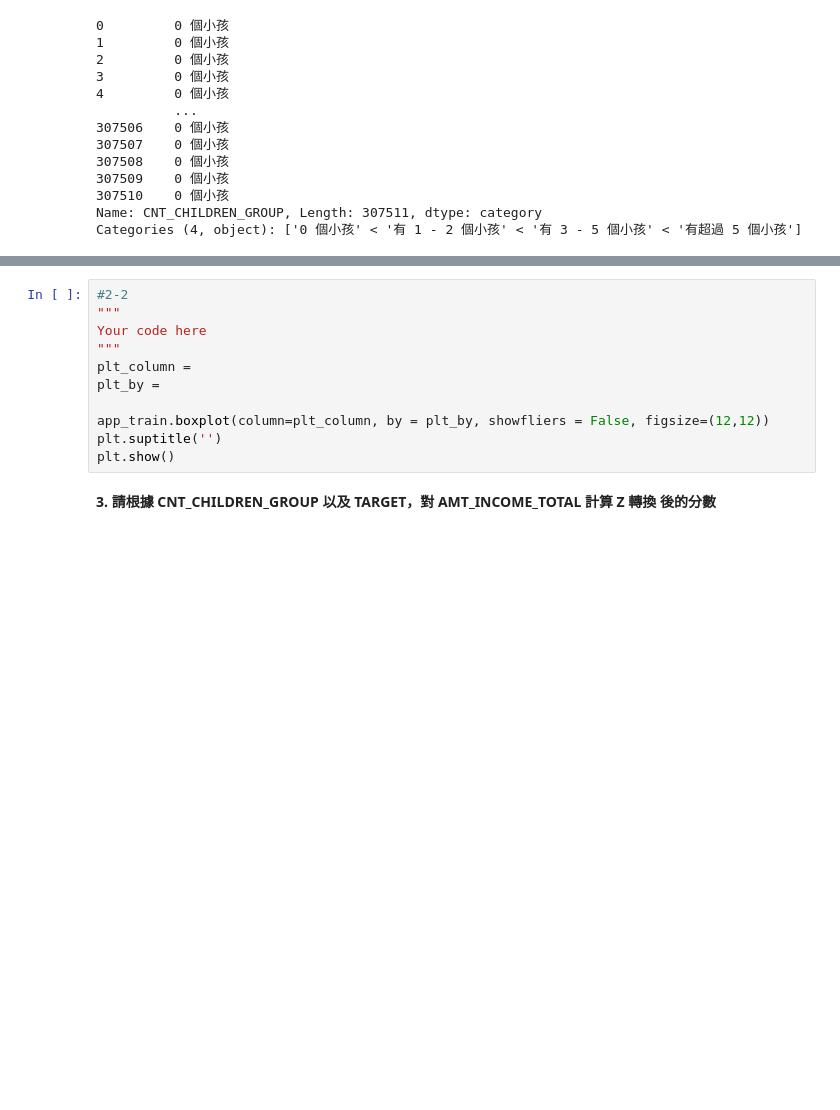
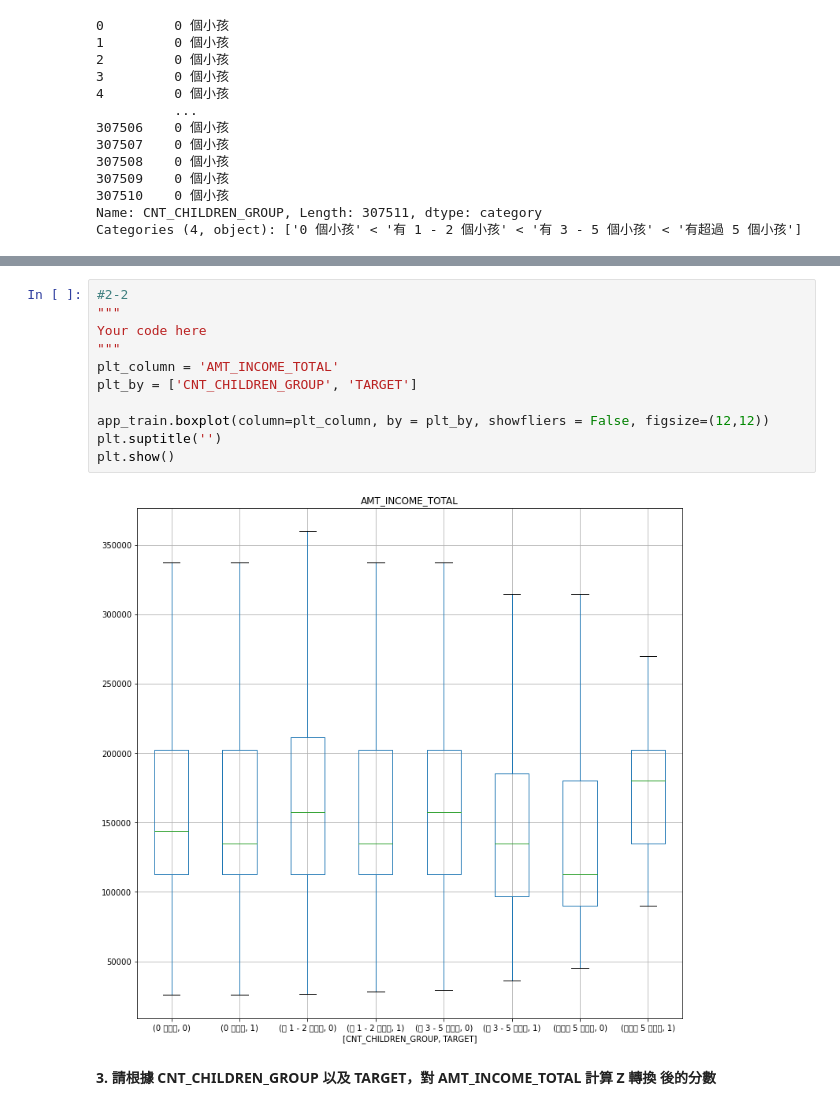
Before and after one commit to sourchen/ML100Days, a Jupyter notebook: Day13.ipynb, the cells around one changed output, grey strips where cells are left out. Drawn from its saved outputs; the diff is of its cells as text; blank space fills up the shorter version.

```diff
--- a/Day13.ipynb
+++ b/Day13.ipynb
@@ -109,14 +120,16 @@ grouped_df.mean()
 # %%
 #2-2
 """
 Your code here
 """
-plt_column =
-plt_by =
+plt_column = 'AMT_INCOME_TOTAL'
+plt_by = ['CNT_CHILDREN_GROUP', 'TARGET']
 
 app_train.boxplot(column=plt_column, by = plt_by, showfliers = False, figsize=(12,12))
 plt.suptitle('')
 plt.show()
+# %% [output]
+[figure, added]
 # %% [markdown]
 **3. 請根據 CNT_CHILDREN_GROUP 以及 TARGET，對 AMT_INCOME_TOTAL 計算 Z 轉換 後的分數**
 # %%
```
Also changed, not shown: parts of 3 cells of this notebook.
